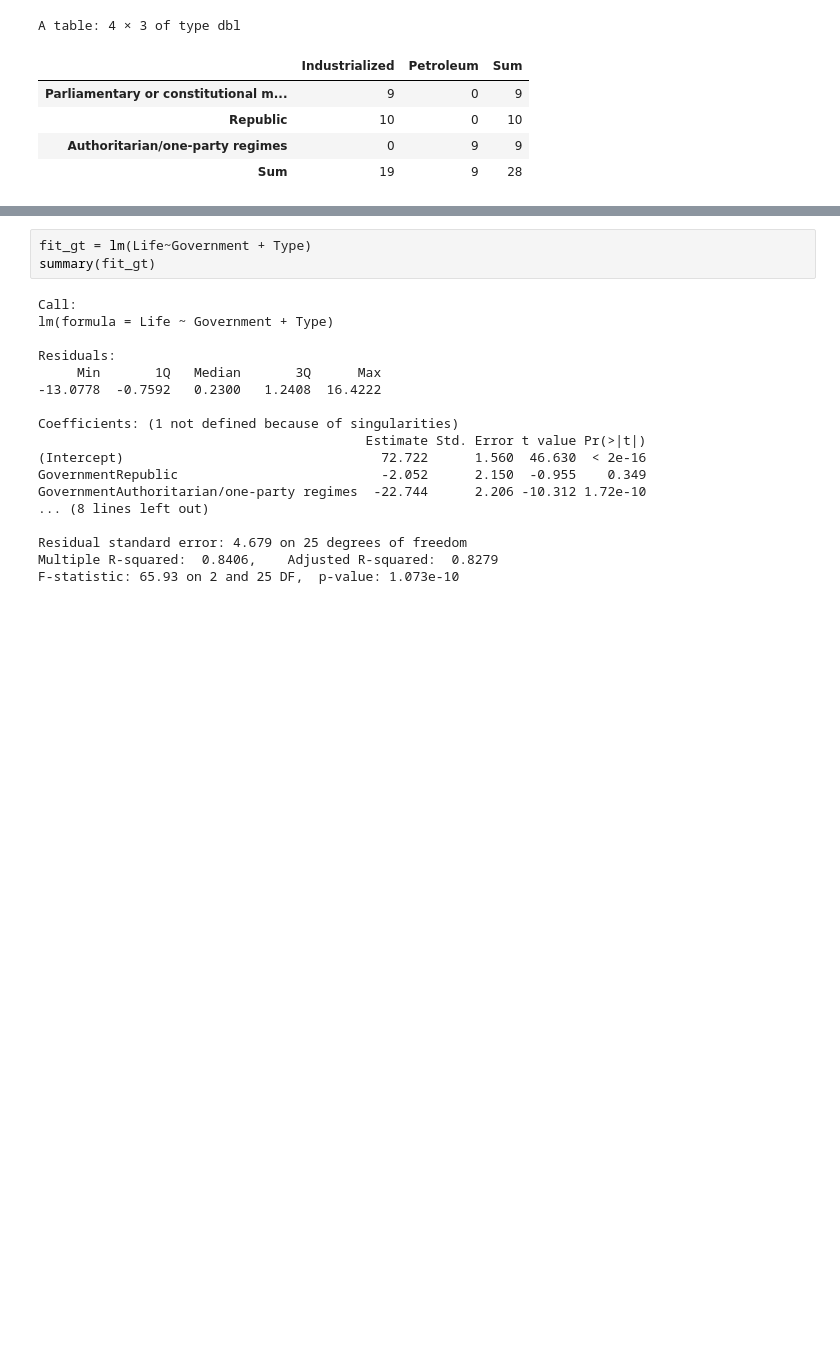
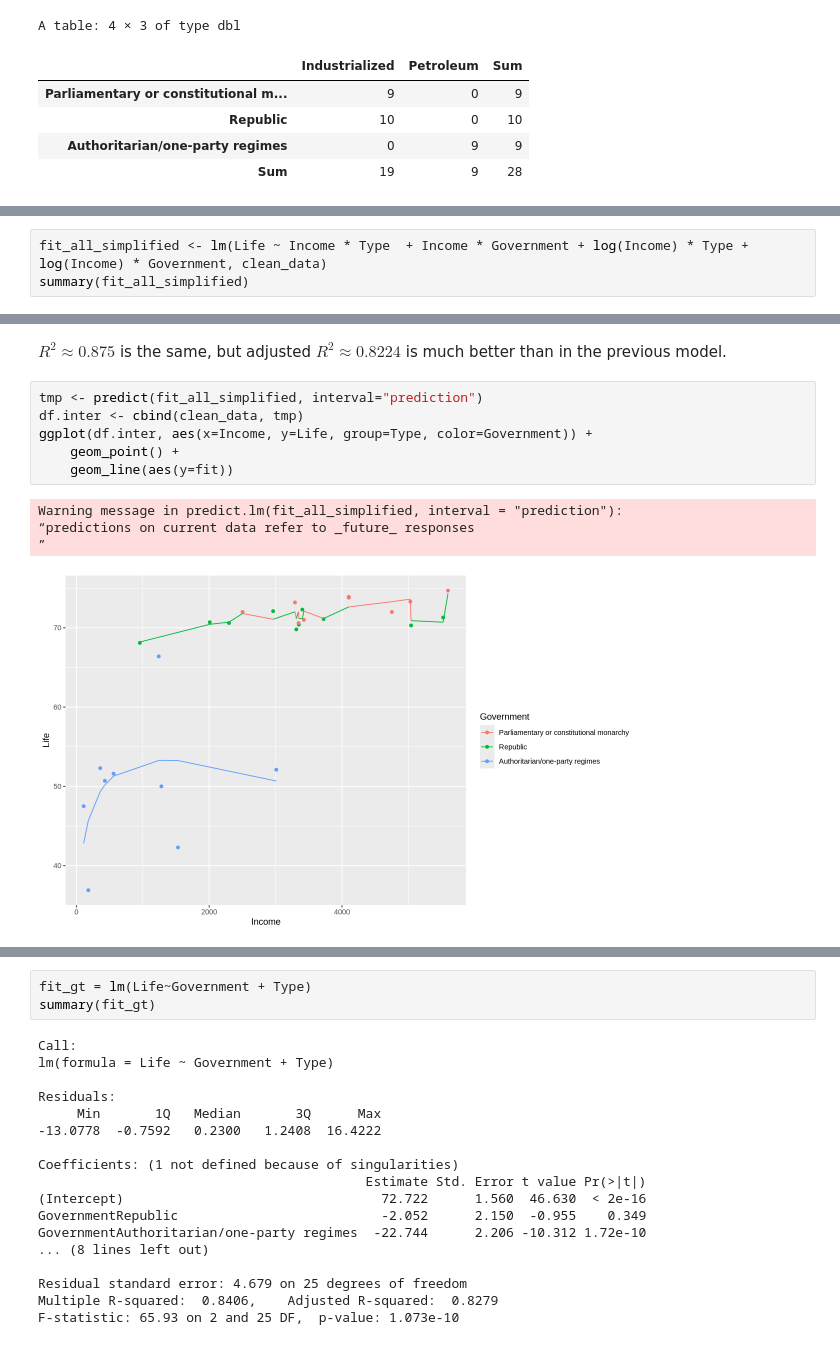
Before and after one commit to nickobard/eurostat-datasets-analysis, a Jupyter notebook: sem-2/semestral-work.ipynb, the cells around one changed output, grey strips where cells are left out. Saved outputs shown, nothing was run; the diff lists cells and outputs as text; blank space fills up the shorter version.

```diff
--- a/sem-2/semestral-work.ipynb
+++ b/sem-2/semestral-work.ipynb
@@ -473,0 +475,3 @@ Now we will inspect if we have multicollinearity issues.
+# %%
+fit_all_simplified <- lm(Life ~ Income * Type  + Income * Government + log(Income) * Type + log(Income) * Government, clean_data)
+summary(fit_all_simplified)
@@ -473,0 +496,13 @@ Now we will inspect if we have multicollinearity issues.
+# %% [markdown]
+$R^2 \approx 0.875$ is the same, but adjusted $R^2 \approx 0.8224$ is much better than in the previous model.
+# %%
+tmp <- predict(fit_all_simplified, interval="prediction")
+df.inter <- cbind(clean_data, tmp)
+ggplot(df.inter, aes(x=Income, y=Life, group=Type, color=Government)) +
+    geom_point() +
+    geom_line(aes(y=fit))
+# %% [output]
+Warning message in predict.lm(fit_all_simplified, interval = "prediction"):
+“predictions on current data refer to _future_ responses
+”
+[figure, added]
```
Also changed, not shown: parts of 34 cells of this notebook.
